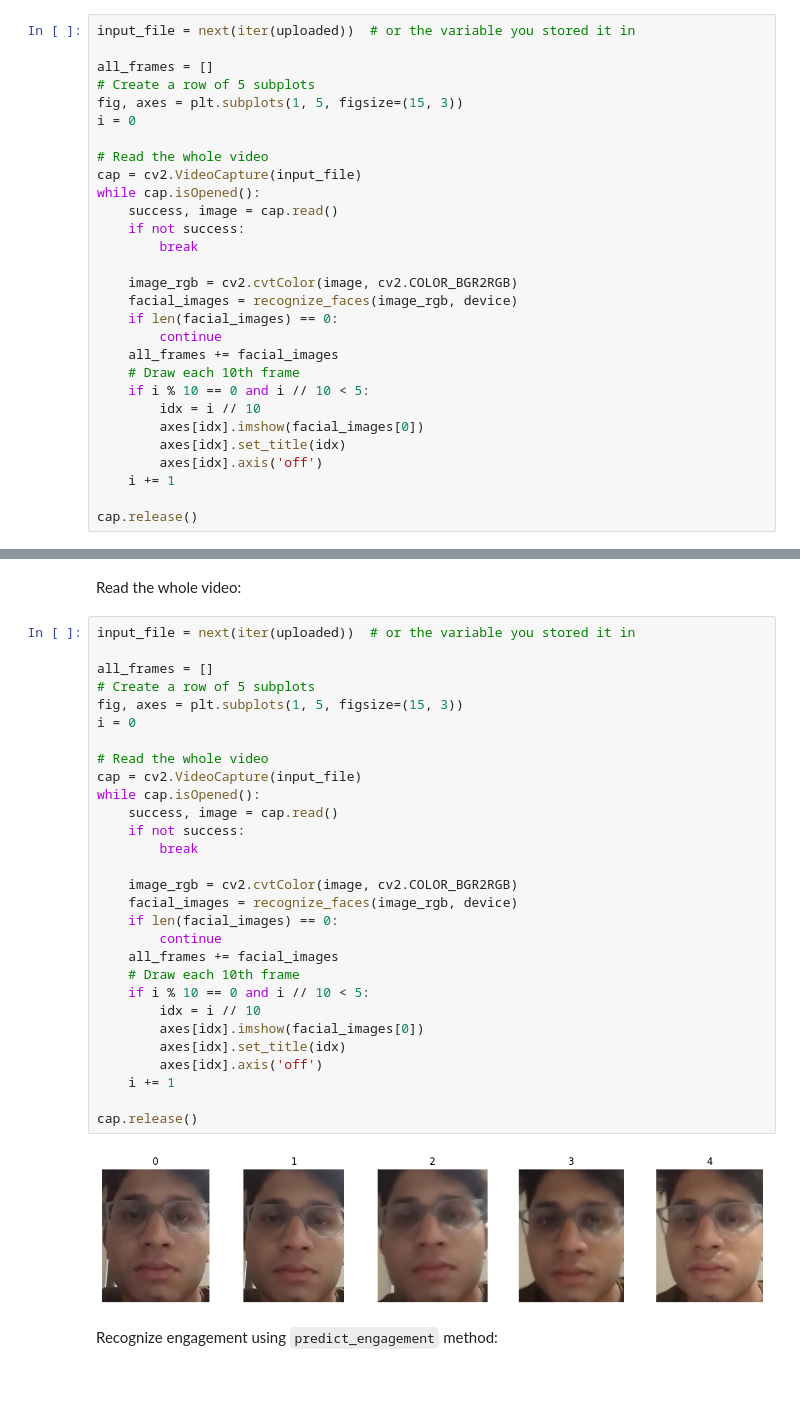
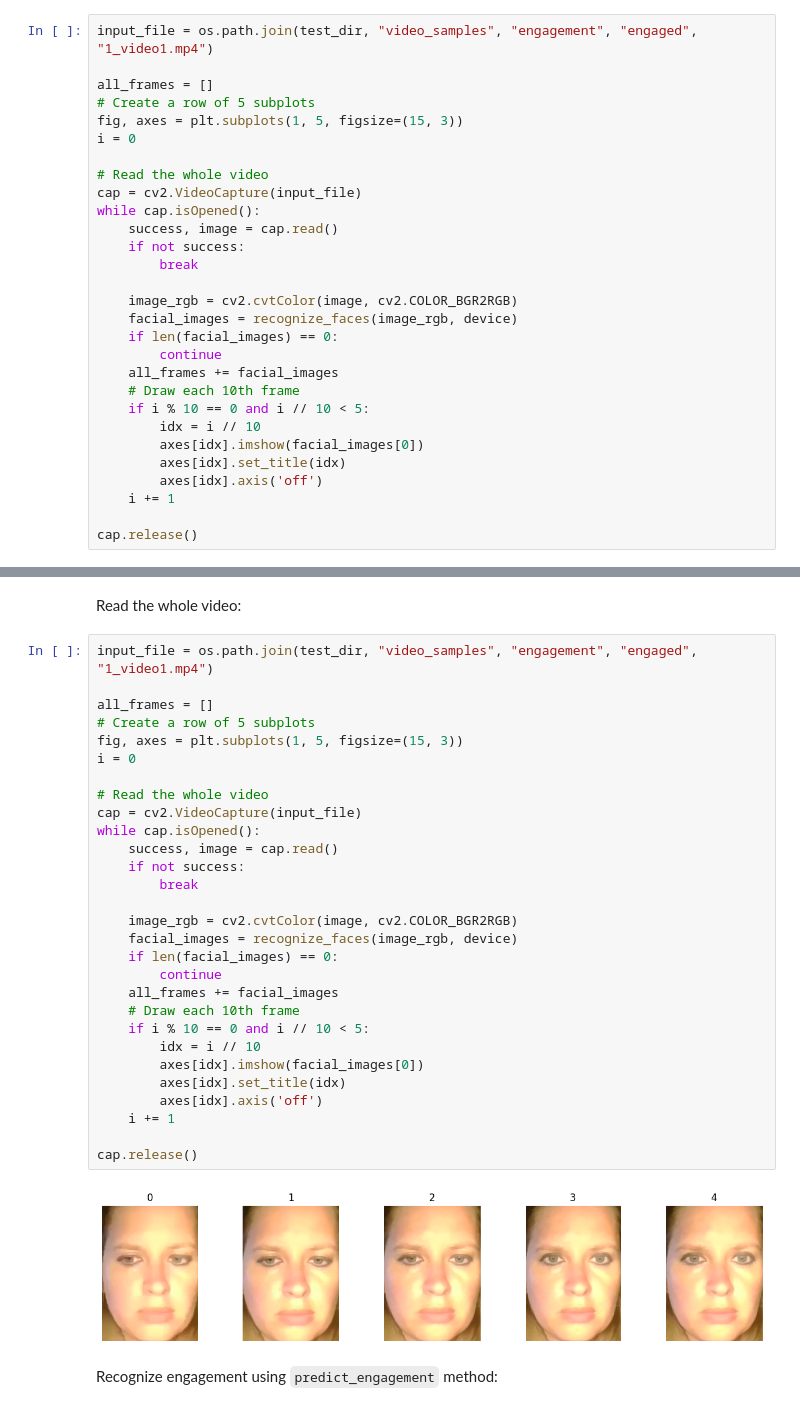
Before and after one commit to ayushi-2104/Streamlit, a Jupyter notebook: docs/tutorials/python/Predict engagement and emotions on video.ipynb, the cells around one changed output, grey strips where cells are left out. Cells and saved outputs as stored; diff of their text form; blank space fills up the shorter version.

```diff
--- a/docs/tutorials/python/Predict engagement and emotions on video.ipynb
+++ b/docs/tutorials/python/Predict engagement and emotions on video.ipynb
@@ -159,7 +164,7 @@ For engagement recognition, we need to collect a sequence of video frames before
 # %% [markdown]
 Read the whole video:
 # %%
-input_file = next(iter(uploaded))  # or the variable you stored it in
+input_file = os.path.join(test_dir, "video_samples", "engagement", "engaged", "1_video1.mp4")
 
 all_frames = []
 # Create a row of 5 subplots
@@ -266,36 +267,36 @@ For engagement recognition, we need to collect a sequence of video frames before
 # %% [markdown]
 Read the whole video:
 # %%
-input_file = next(iter(uploaded))  # or the variable you stored it in
+input_file = os.path.join(test_dir, "video_samples", "engagement", "engaged", "1_video1.mp4")
 
 all_frames = []
 # Create a row of 5 subplots
 fig, axes = plt.subplots(1, 5, figsize=(15, 3))
 i = 0
 
 # Read the whole video
 cap = cv2.VideoCapture(input_file)
 while cap.isOpened():
     success, image = cap.read()
     if not success:
         break
 
     image_rgb = cv2.cvtColor(image, cv2.COLOR_BGR2RGB)
     facial_images = recognize_faces(image_rgb, device)
     if len(facial_images) == 0:
         continue
     all_frames += facial_images
     # Draw each 10th frame
     if i % 10 == 0 and i // 10 < 5:
         idx = i // 10
         axes[idx].imshow(facial_images[0])
         axes[idx].set_title(idx)
         axes[idx].axis('off')
     i += 1
 
 cap.release()
 # %% [output]
-[figure, old version]
+[figure, new version]
 # %% [markdown]
 Recognize engagement using `predict_engagement` method:
 # %%
```
Also changed, not shown: parts of 7 cells of this notebook.
